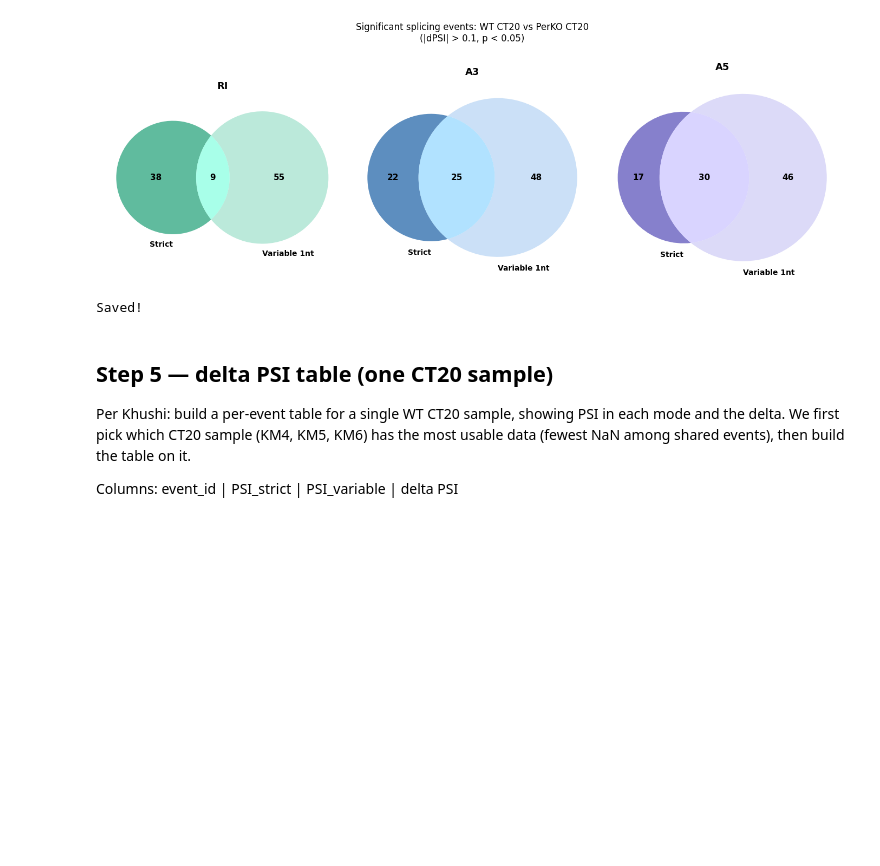
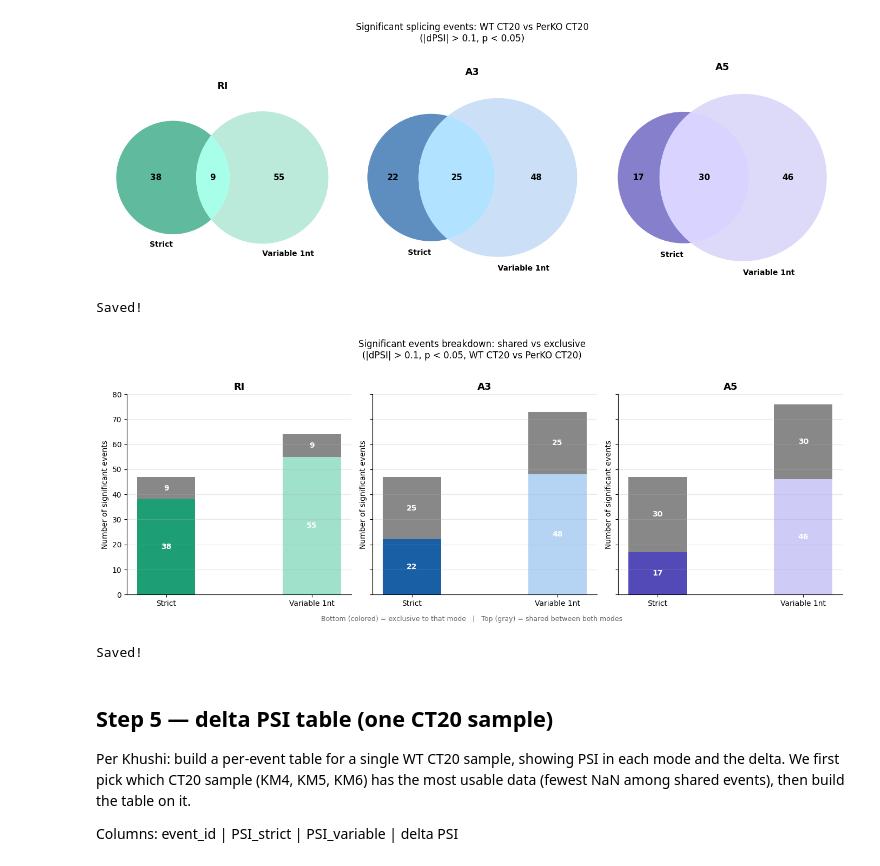
Before and after one commit to griceyrt/Internship, a Jupyter notebook: analysis/notebooks/03_psi_comparison.ipynb, the cells around one changed output. Saved outputs shown, nothing was run; the diff lists cells and outputs as text; code cells hidden in the pictures; blank space fills up the shorter version.

Commit message:
stacked bars significant events psi breakdown

```diff
--- a/analysis/notebooks/03_psi_comparison.ipynb
+++ b/analysis/notebooks/03_psi_comparison.ipynb
@@ -449,6 +449,76 @@ print("Saved!")
 # %% [output]
 [figure]
 Saved!
+# %%
+fig, axes = plt.subplots(1, 3, figsize=(14, 5), sharey=True)
+
+colors_shared   = "#888888"
+colors_exclusive = {
+    "RI": {"strict": "#1D9E75", "var1": "#9FE1CB"},
+    "A3": {"strict": "#185FA5", "var1": "#B5D4F4"},
+    "A5": {"strict": "#534AB7", "var1": "#CECBF6"},
+}
+
+for i, event in enumerate(EVENT_TYPES):
+    pop = sig_events[event]
+
+    n_strict_only = len(pop["strict"]) - len(pop["shared"])
+    n_shared      = len(pop["shared"])
+    n_var_only    = len(pop["var_only"])
+
+    ax = axes[i]
+
+    # strict bar
+    ax.bar(0, n_strict_only, color=colors_exclusive[event]["strict"],
+           label="exclusive", width=0.4)
+    ax.bar(0, n_shared, bottom=n_strict_only, color=colors_shared,
+           label="shared", width=0.4)
+
+    # variable bar
+    ax.bar(1, n_var_only, color=colors_exclusive[event]["var1"],
+           label="exclusive", width=0.4)
+    ax.bar(1, n_shared, bottom=n_var_only, color=colors_shared,
+           width=0.4)
+
+    # count labels
+    ax.text(0, n_strict_only / 2, str(n_strict_only),
+            ha="center", va="center", fontsize=10, fontweight="bold", color="white")
+    ax.text(0, n_strict_only + n_shared / 2, str(n_shared),
+            ha="center", va="center", fontsize=10, fontweight="bold", color="white")
+    ax.text(1, n_var_only / 2, str(n_var_only),
+            ha="center", va="center", fontsize=10, fontweight="bold", color="white")
+    ax.text(1, n_var_only + n_shared / 2, str(n_shared),
+            ha="center", va="center", fontsize=10, fontweight="bold", color="white")
+
+    ax.set_xticks([0, 1])
+    ax.set_xticklabels(["Strict", "Variable 1nt"], fontsize=10)
+    ax.set_title(event, fontsize=13, fontweight="bold")
+    ax.set_ylabel("Number of significant events")
+    ax.spines["top"].set_visible(False)
+    ax.spines["right"].set_visible(False)
+    ax.grid(axis="y", alpha=0.3)
+    ax.set_ylim(0, 80)
+    ax.set_yticks([0, 10, 20, 30, 40, 50, 60, 70, 80])
+
+# shared legend once
+from matplotlib.patches import Patch
+
+fig.text(0.5, -0.02,
+         "Bottom (colored) = exclusive to that mode   |   Top (gray) = shared between both modes",
+         ha="center", fontsize=9, color="#666666")
+plt.suptitle(
+    "Significant events breakdown: shared vs exclusive\n(|dPSI| > 0.1, p < 0.05, WT CT20 vs PerKO CT20)",
+    fontsize=12, y=1.02
+)
+
+plt.tight_layout()
+plt.savefig("../../figures/plots/barplot_sig_events_breakdown.png",
+            dpi=150, bbox_inches="tight")
+plt.show()
+print("Saved!")
+# %% [output]
+[figure, added]
+Saved!
 # %% [markdown]
 ## Step 5 — delta PSI table (one CT20 sample)
 
```
Also changed, not shown: 3 other files.
